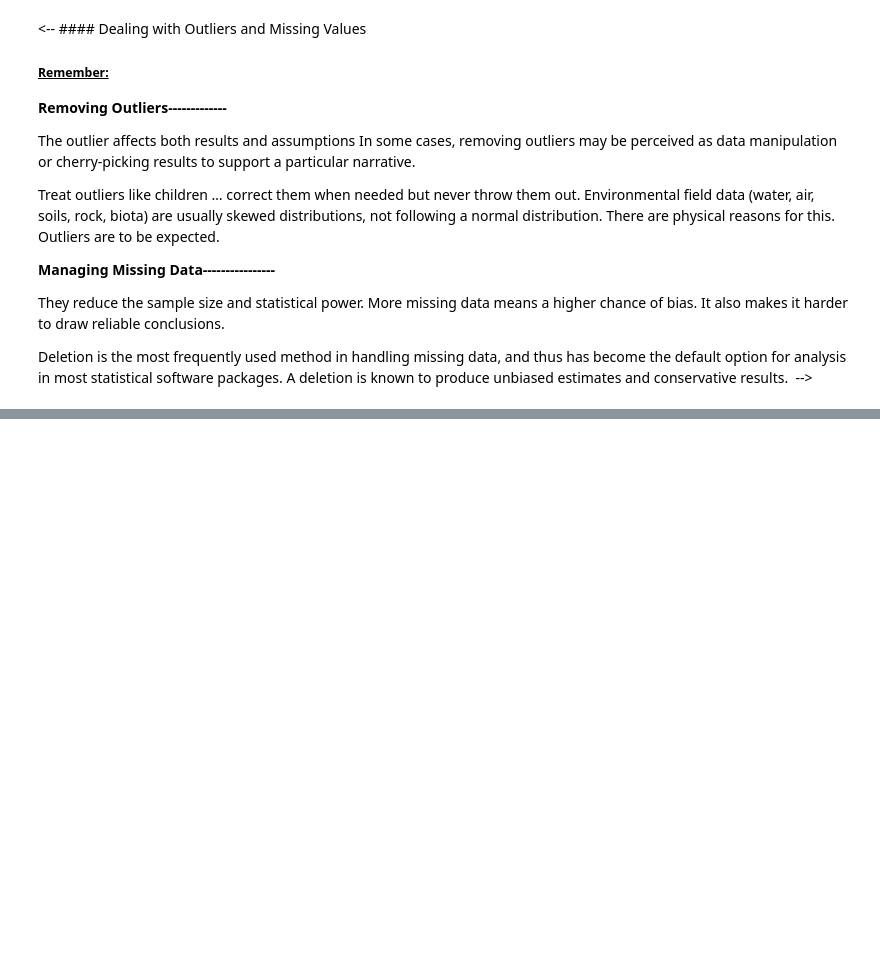
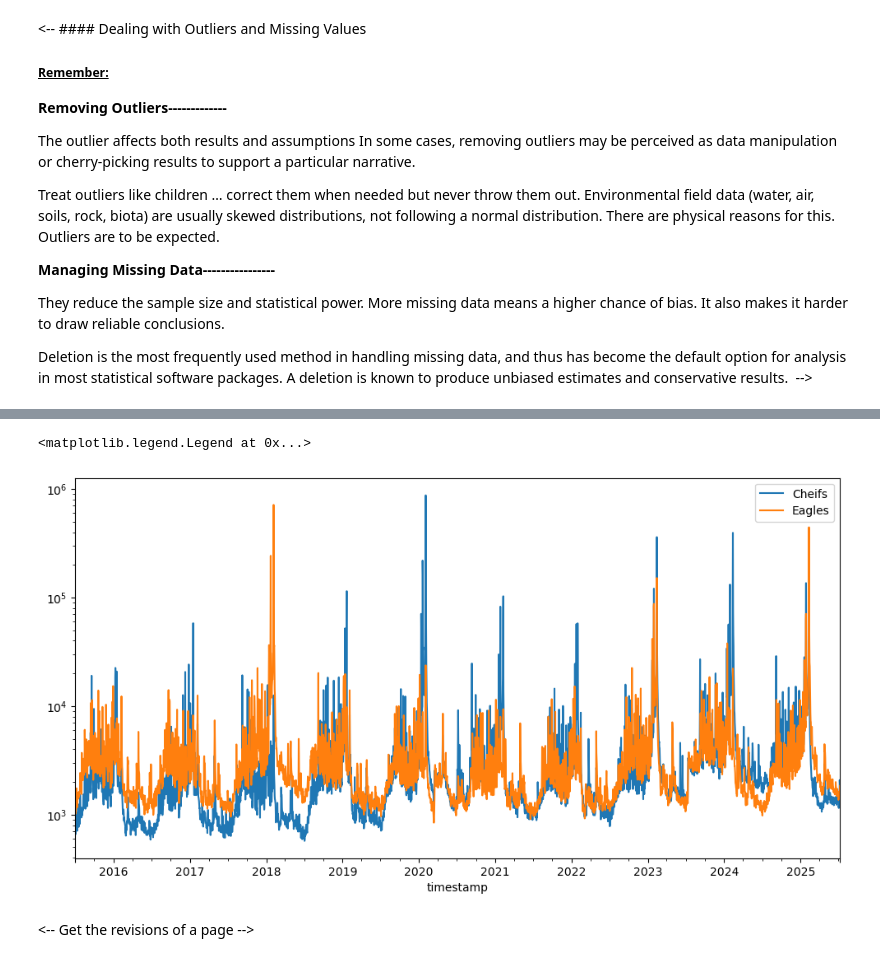
Before and after one commit to Jonah-Schwartz521/INFO_summer_notes, a Jupyter notebook: w6d2_EDAcont_students.ipynb, the cells around one changed output, grey strips where cells are left out. Drawn from its saved outputs; the diff is of its cells as text; code cells hidden in the pictures; blank space fills up the shorter version.

```diff
--- a/w6d2_EDAcont_students.ipynb
+++ b/w6d2_EDAcont_students.ipynb
@@ -571,15 +660,26 @@ A logarithmic scale, often called a log scale, shows the percentage (relative) c
 
 A logarithmic scale can easily render values from 10 to 100000 on the same chart. In contrast, if you use any other conventional chart, such as a simple line series with a linear axis, you will not notice details correlating with the smallest values, which could lead to misinterpretation of the data set. -->
 # %%
-we're going to use more of matplotlib
-f is for figure
-ax is the keyword for the part of the overall figure in which a chart/plot is drawn.
-
-get both of the plots
+# we're going to use more of matplotlib
+# f is for figure
+# ax is the keyword for the part of the overall figure in which a chart/plot is drawn.
+f , ax = plt.subplots(1,1, figsize=(12,6))
 
 
-set a new scale
+# get both of the plots
 
-include a legend
+pvs1.plot(label = 'Cheifs', logy = False, ax=ax)
+pvs2.plot(label = 'Eagles', logy = False, ax=ax)
+
+# set a new scale
+
+ax.set_yscale('log')
+
+
+# include a legend
+ax.legend()
+# %% [output]
+<matplotlib.legend.Legend at 0x...>
+[figure, added]
 # %% [markdown]
-<!-- Get the revisions of a page -->
+<-- Get the revisions of a page -->
```
Also changed, not shown: parts of 40 cells of this notebook.
